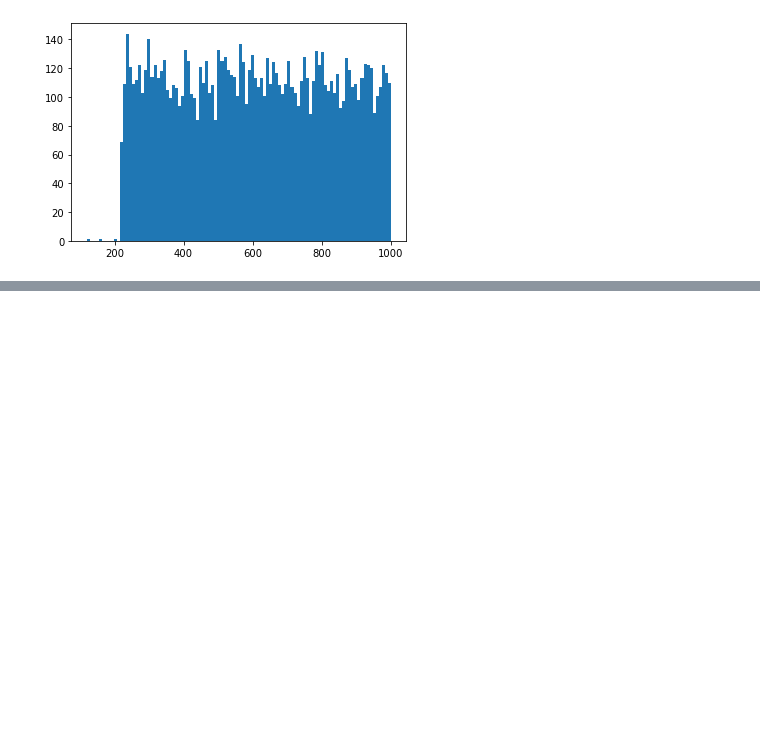
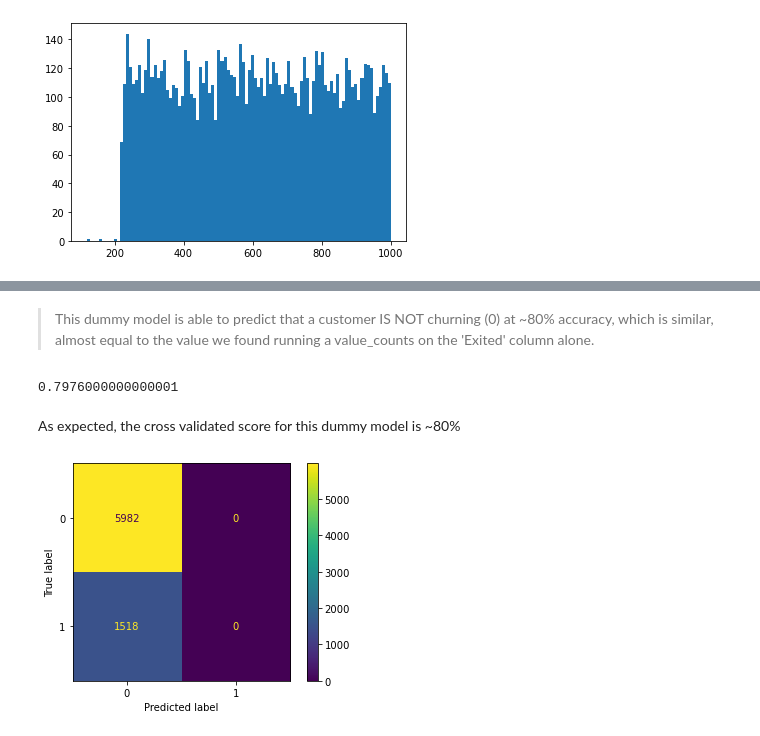
Before and after one commit to SamBen804/Bank_Customer_Churn_Analysis, a Jupyter notebook: EDA.ipynb, the cells around one changed output, grey strips where cells are left out. Saved outputs shown, nothing was run; the diff lists cells and outputs as text; code cells hidden in the pictures; blank space fills up the shorter version.

```diff
--- a/EDA.ipynb
+++ b/EDA.ipynb
@@ -214,0 +233,2 @@ plt.hist(df['Point Earned'], bins=100);
+# %%
+numeric = df.drop(['CustomerId','Geography', 'Gender', 'Satisfaction Score', 'Card Type'], axis=1)
@@ -214,0 +272,4 @@ plt.hist(df['Point Earned'], bins=100);
+# %%
+X = numeric.drop('Exited', axis=1)
+y = numeric['Exited']
+X_train, X_test, y_train, y_test = train_test_split(X, y, random_state=1)
@@ -214,0 +294,4 @@ plt.hist(df['Point Earned'], bins=100);
+# %%
+dummy = DummyClassifier(strategy='most_frequent')
+# %%
+dummy.fit(X_train, y_train)
@@ -214,0 +308,2 @@ plt.hist(df['Point Earned'], bins=100);
+# %% [markdown]
+>This dummy model is able to predict that a customer IS NOT churning (0) at ~80% accuracy, which is similar, almost equal to the value we found running a value_counts on the 'Exited' column alone.
@@ -214,0 +312,6 @@ plt.hist(df['Point Earned'], bins=100);
+# %%
+cross_val_score(dummy, X_train, y_train, cv=5).mean()
+# %% [output]
+0.7976000000000001
+# %% [markdown]
+As expected, the cross validated score for this dummy model is ~80%
@@ -214,0 +320,4 @@ plt.hist(df['Point Earned'], bins=100);
+# %%
+plot_confusion_matrix(dummy, X_train, y_train);
+# %% [output]
+[figure, added]
```
Also changed, not shown: parts of 84 cells of this notebook.
